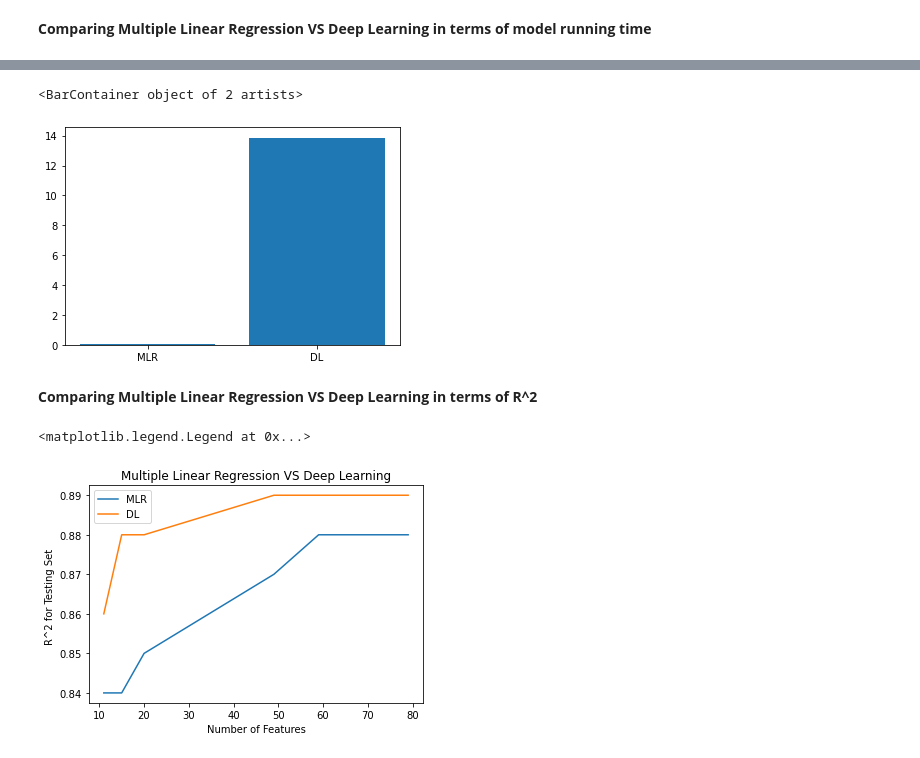
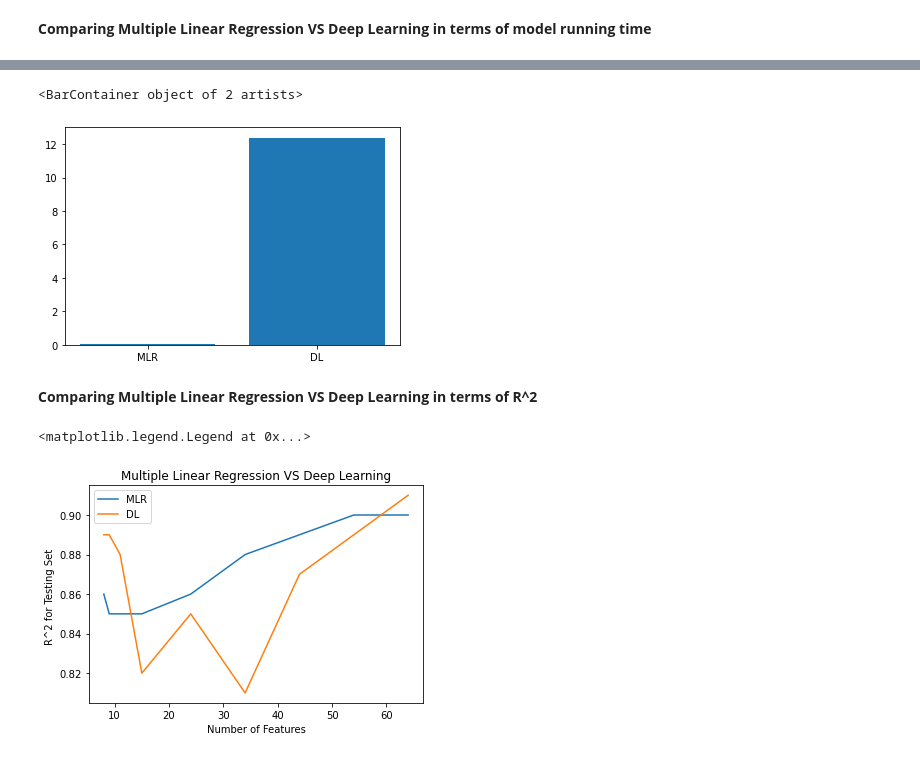
Before and after one commit to yajingran/group_2_final_project, a Jupyter notebook: Machine Leaning Model - House Price Prediction.ipynb, the cells around one changed output, grey strips where cells are left out. Drawn from its saved outputs; the diff is of its cells as text; code cells hidden in the pictures.

Commit message:
reran the model and updated the modelrun times and r square

```diff
--- a/Machine Leaning Model - House Price Prediction.ipynb
+++ b/Machine Leaning Model - House Price Prediction.ipynb
@@ -453,0 +437,5 @@ df2
+# %%
+#import the recording of the model run time and model result
+data = pd.read_csv('Resources/run_time_r2.csv')
+data = data.dropna()
+data
@@ -454,24 +453,24 @@ df2
 # %%
-Features = ["11", "15", "79"]
+Features = ["8", "15"]
 x = ['MLR', 'DL']
-y = [0.0279, 13.86]
+y = [0.02, 12.38]
 plt.bar(x,y)
 # %% [output]
 <BarContainer object of 2 artists>
-[figure, old version]
+[figure, new version]
 # %% [markdown]
 **Comparing Multiple Linear Regression VS Deep Learning in terms of R^2**
 # %%
-x = [11, 15, 20, 49, 59, 79]
-MLR = [0.84, 0.84, 0.85, 0.87, 0.88, 0.88]
-DL = [0.89,0.83,0.81,0.83,0.81,0.85,0.85,0.84]
+x = data.Features
+MLR = data['MLR_R^2']
+DL = data['DL_R^2']
 fig, ax = plt.subplots()
 ax.plot(x,MLR, label='MLR')
 ax.plot(x,DL, label='DL')
 ax.set_title("Multiple Linear Regression VS Deep Learning")
 ax.set_xlabel("Number of Features")
 ax.set_ylabel("R^2 for Testing Set ")
 ax.legend()
 # %% [output]
 <matplotlib.legend.Legend at 0x...>
-[figure, old version]
+[figure, new version]
```
Also changed, not shown: parts of 24 cells of this notebook, 2 other files.
